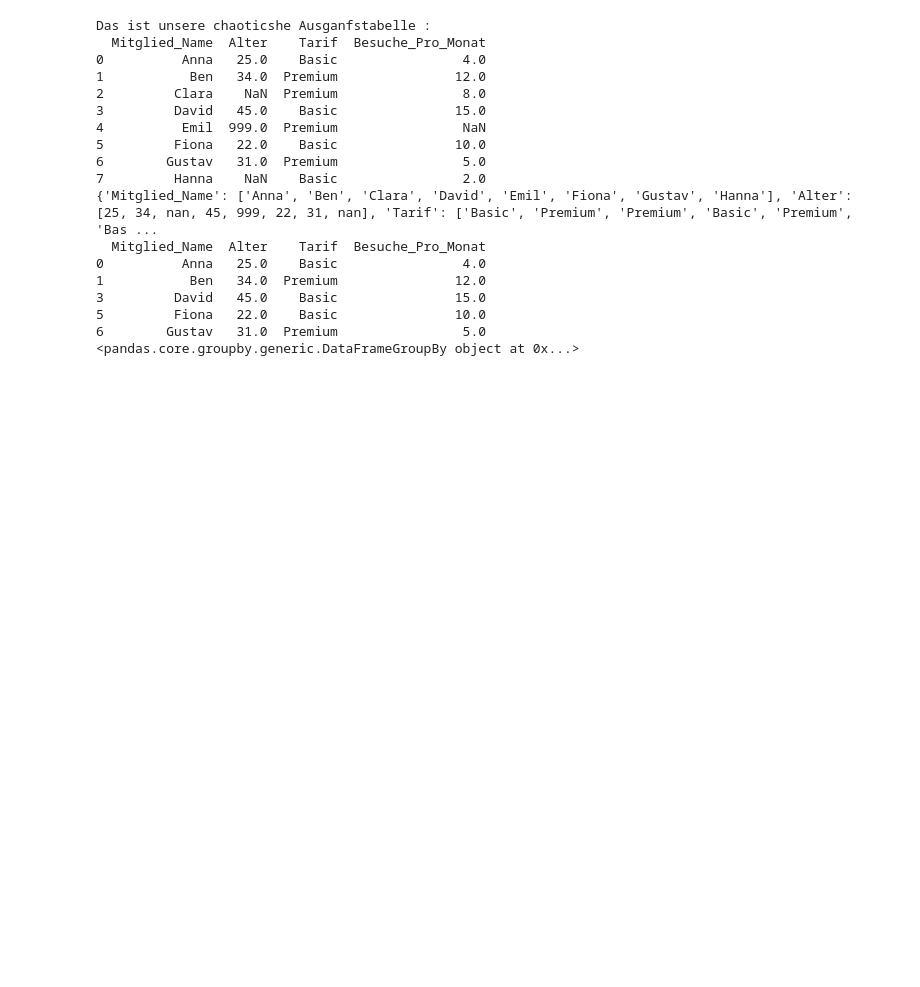
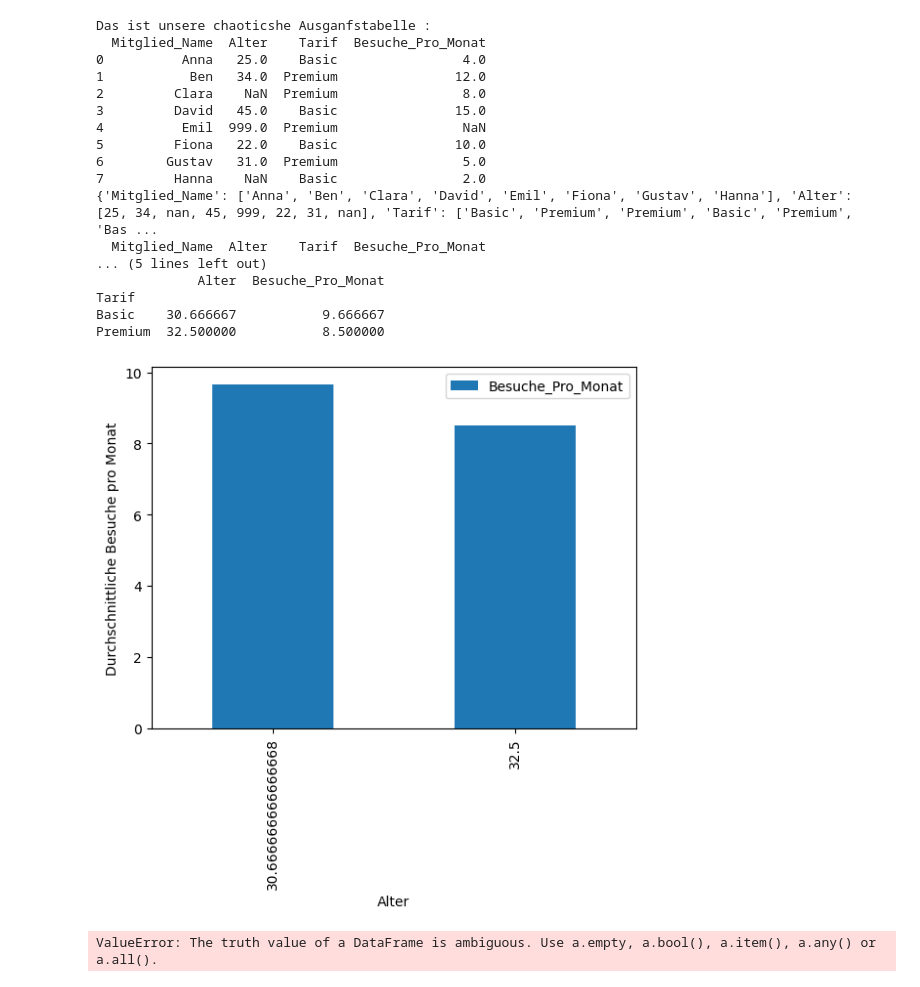
Before and after one commit to veniapputrii/Data-Analyst-using-Python, a Jupyter notebook: Daps_Chaos_im_Fitnessstudio(Datenbereinigung).ipynb, the cells around one changed output. Saved outputs shown, nothing was run; the diff lists cells and outputs as text; code cells hidden in the pictures; blank space fills up the shorter version.

```diff
--- a/Daps_Chaos_im_Fitnessstudio(Datenbereinigung).ipynb
+++ b/Daps_Chaos_im_Fitnessstudio(Datenbereinigung).ipynb
@@ -20,37 +20,44 @@ daten_gym = {
 }
 df_gym = pd.DataFrame(daten_gym)
 print('Das ist unsere chaoticshe Ausganfstabelle :')
 print(df_gym)
 
 #Aufgabe 1 : Fehler korrigieren : Überschreibe die 999 mit ein 29
 df_gym['Alter'] = df_gym['Alter'].replace(999, 29)
 
 print(daten_gym)
 
 #Aufgabe 2: Lücken löschen (Der neue Befehl!)
 df_gym = df_gym.dropna(subset=['Alter', 'Besuche_Pro_Monat'])
 
 print(df_gym)
 #Aufgaben 3 : Daten analysieren
-df_gym = df_gym.groupby('Tarif')
+df_gym = df_gym.groupby('Tarif').mean('Besuche_Pro_Monat')
 print(df_gym)
+
+
 #Visualisieren & Speichern
+df_gym.plot(kind='bar', x='Alter', y='Besuche_Pro_Monat')
+plt.xlabel('Alter')
+plt.ylabel('Durchschnittliche Besuche pro Monat')
+plt.show(df_gym)
 # %% [output]
 Das ist unsere chaoticshe Ausganfstabelle :
   Mitglied_Name  Alter    Tarif  Besuche_Pro_Monat
 0          Anna   25.0    Basic                4.0
 1           Ben   34.0  Premium               12.0
 2         Clara    NaN  Premium                8.0
 3         David   45.0    Basic               15.0
 4          Emil  999.0  Premium                NaN
 5         Fiona   22.0    Basic               10.0
 6        Gustav   31.0  Premium                5.0
 7         Hanna    NaN    Basic                2.0
 {'Mitglied_Name': ['Anna', 'Ben', 'Clara', 'David', 'Emil', 'Fiona', 'Gustav', 'Hanna'], 'Alter': [25, 34, nan, 45, 999, 22, 31, nan], 'Tarif': ['Basic', 'Premium', 'Premium', 'Basic', 'Premium', 'Bas ...
   Mitglied_Name  Alter    Tarif  Besuche_Pro_Monat
-0          Anna   25.0    Basic                4.0
-1           Ben   34.0  Premium               12.0
-3         David   45.0    Basic               15.0
-5         Fiona   22.0    Basic               10.0
-6        Gustav   31.0  Premium                5.0
-<pandas.core.groupby.generic.DataFrameGroupBy object at 0x...>
+... (5 lines left out)
+             Alter  Besuche_Pro_Monat
+Tarif
+Basic    30.666667           9.666667
+Premium  32.500000           8.500000
+[figure, added]
+ValueError: The truth value of a DataFrame is ambiguous. Use a.empty, a.bool(), a.item(), a.any() or a.all().
```
Also changed, not shown: parts of 1 cell of this notebook.
